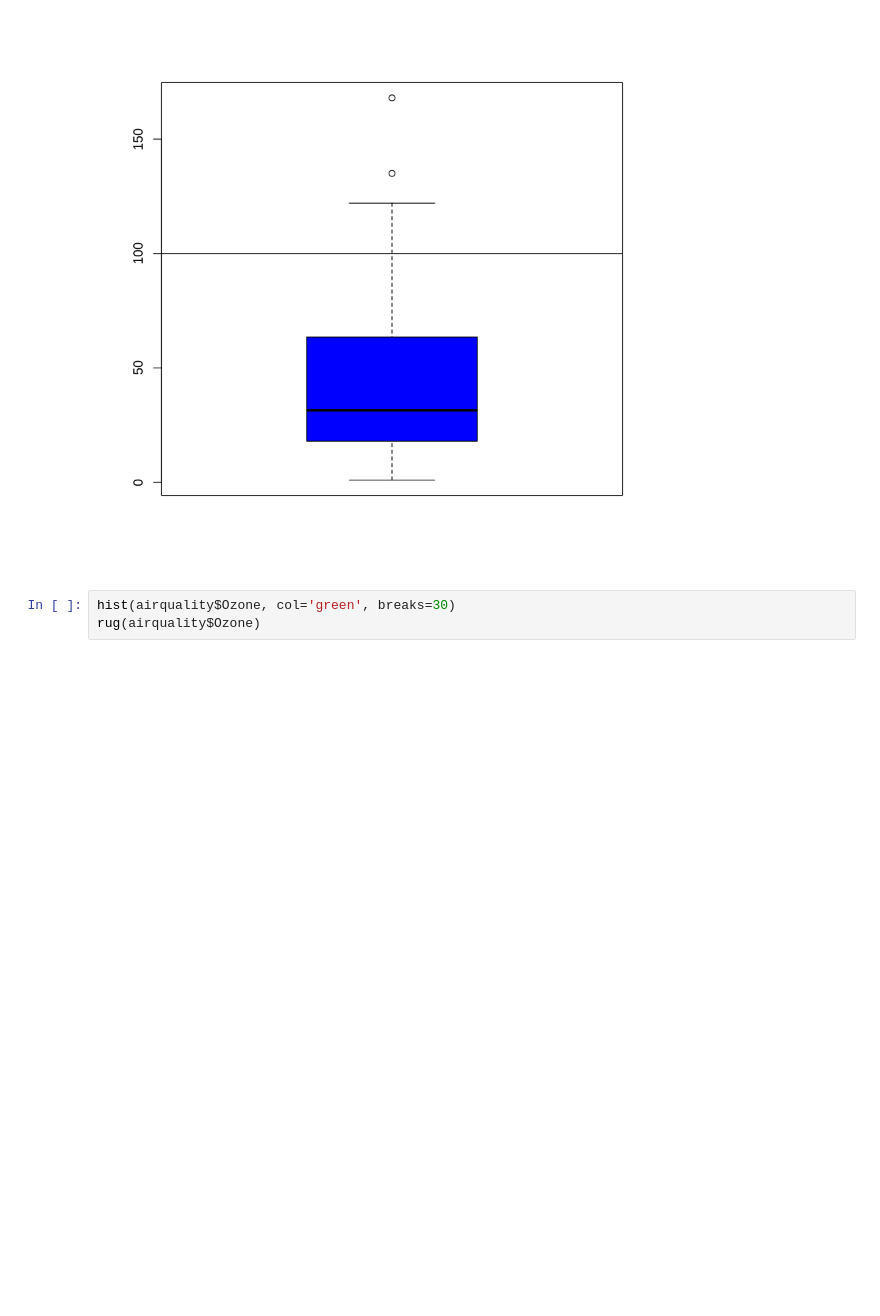
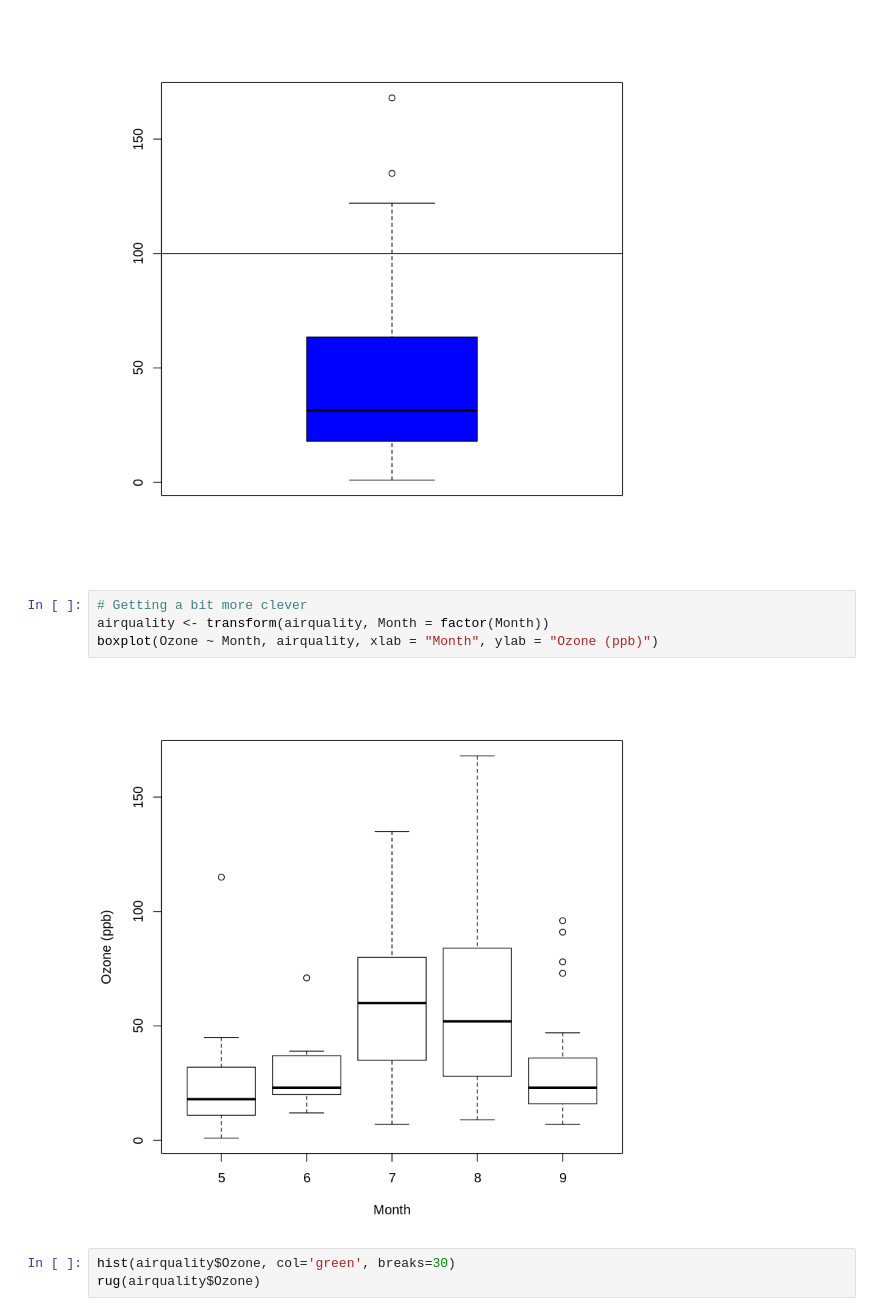
Before and after one commit to goyder/r-jupyter, a Jupyter notebook: data-exploration/Graphics.ipynb, the cells around one changed output. Drawn from its saved outputs; the diff is of its cells as text; blank space fills up the shorter version.

```diff
--- a/data-exploration/Graphics.ipynb
+++ b/data-exploration/Graphics.ipynb
@@ -26,6 +26,12 @@ boxplot(airquality$Ozone, col="blue")
 abline(h=100)
 # %% [output]
 [figure]
+# %%
+# Getting a bit more clever
+airquality <- transform(airquality, Month = factor(Month))
+boxplot(Ozone ~ Month, airquality, xlab = "Month", ylab = "Ozone (ppb)")
+# %% [output]
+[figure, added]
 # %%
 hist(airquality$Ozone, col='green', breaks=30)
 rug(airquality$Ozone)
```
Also changed, not shown: parts of 2 cells of this notebook, 3 other files.
